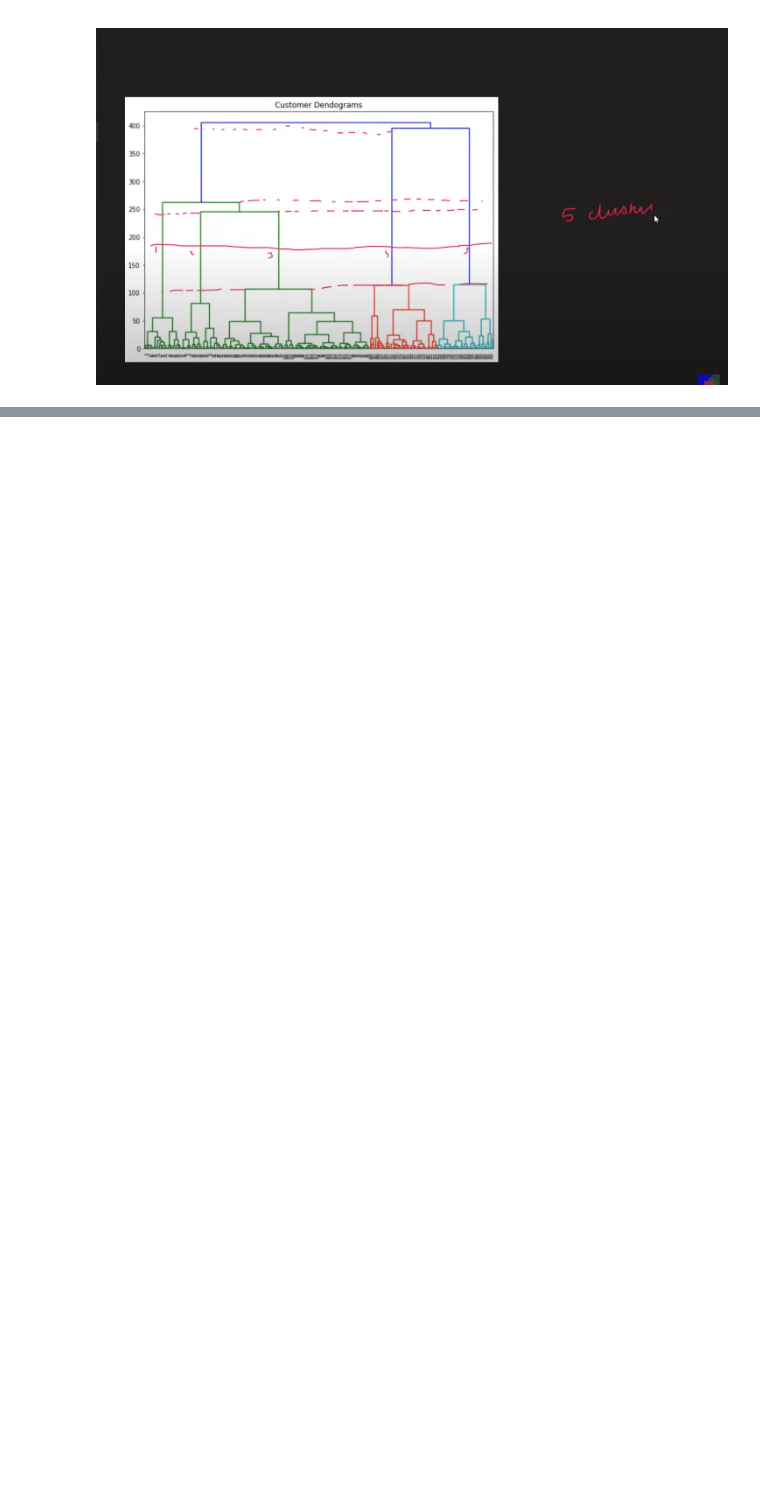
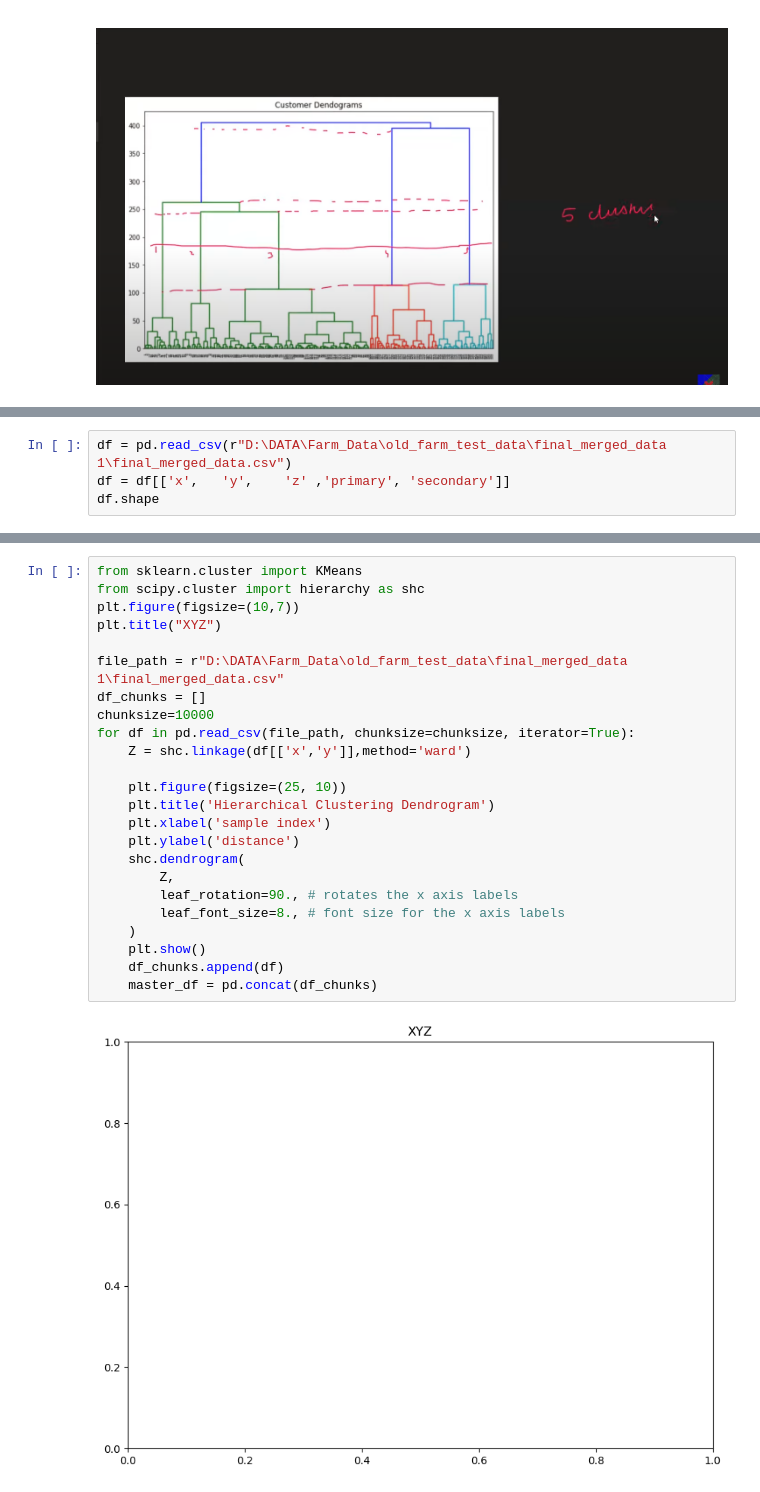
Before and after one commit to AM-Ankitgit/Complete-Machine-Learning-Algorithms, a Jupyter notebook: Agglomerative Hierarchical Clustering/Agglomerative_Hierarchical _Clustering.ipynb, the cells around one changed output, grey strips where cells are left out. Saved outputs shown, nothing was run; the diff lists cells and outputs as text; blank space fills up the shorter version.

Commit message:
Agglomerative Hierarchical Clustering

```diff
--- a/Agglomerative Hierarchical Clustering/Agglomerative_Hierarchical _Clustering.ipynb
+++ b/Agglomerative Hierarchical Clustering/Agglomerative_Hierarchical _Clustering.ipynb
@@ -131,0 +146,4 @@ c2 = 3-5
+# %%
+df = pd.read_csv(r"D:\DATA\Farm_Data\old_farm_test_data\final_merged_data 1\final_merged_data.csv")
+df = df[['x',	'y',	'z'	,'primary',	'secondary']]
+df.shape
@@ -131,0 +168,26 @@ c2 = 3-5
+# %%
+from sklearn.cluster import KMeans
+from scipy.cluster import hierarchy as shc
+plt.figure(figsize=(10,7))
+plt.title("XYZ")
+
+file_path = r"D:\DATA\Farm_Data\old_farm_test_data\final_merged_data 1\final_merged_data.csv"
+df_chunks = []
+chunksize=10000
+for df in pd.read_csv(file_path, chunksize=chunksize, iterator=True):
+    Z = shc.linkage(df[['x','y']],method='ward')
+
+    plt.figure(figsize=(25, 10))
+    plt.title('Hierarchical Clustering Dendrogram')
+    plt.xlabel('sample index')
+    plt.ylabel('distance')
+    shc.dendrogram(
+        Z,
+        leaf_rotation=90., # rotates the x axis labels
+        leaf_font_size=8., # font size for the x axis labels
+    )
+    plt.show()
+    df_chunks.append(df)
+    master_df = pd.concat(df_chunks)
+# %% [output]
+[figure, added]
```
Also changed, not shown: parts of 5 cells of this notebook, 1 other file.
